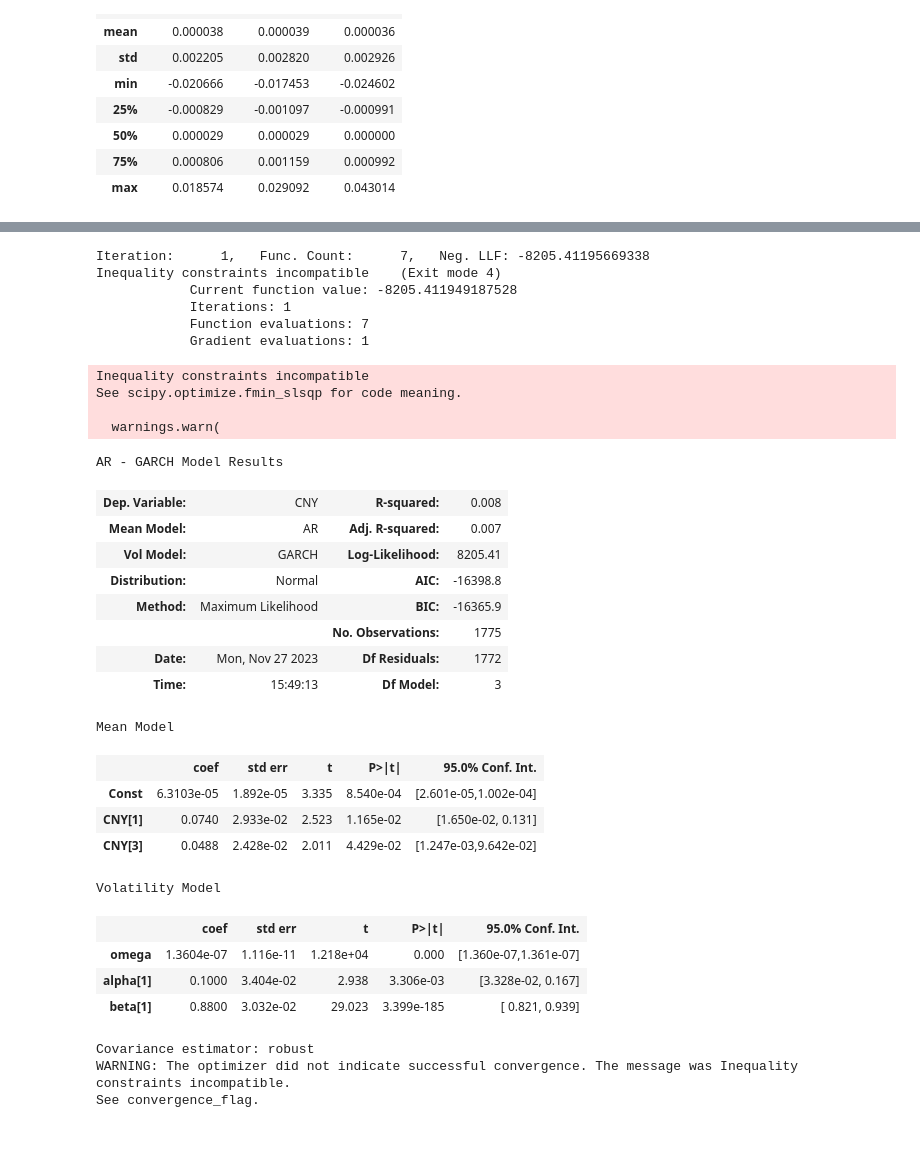
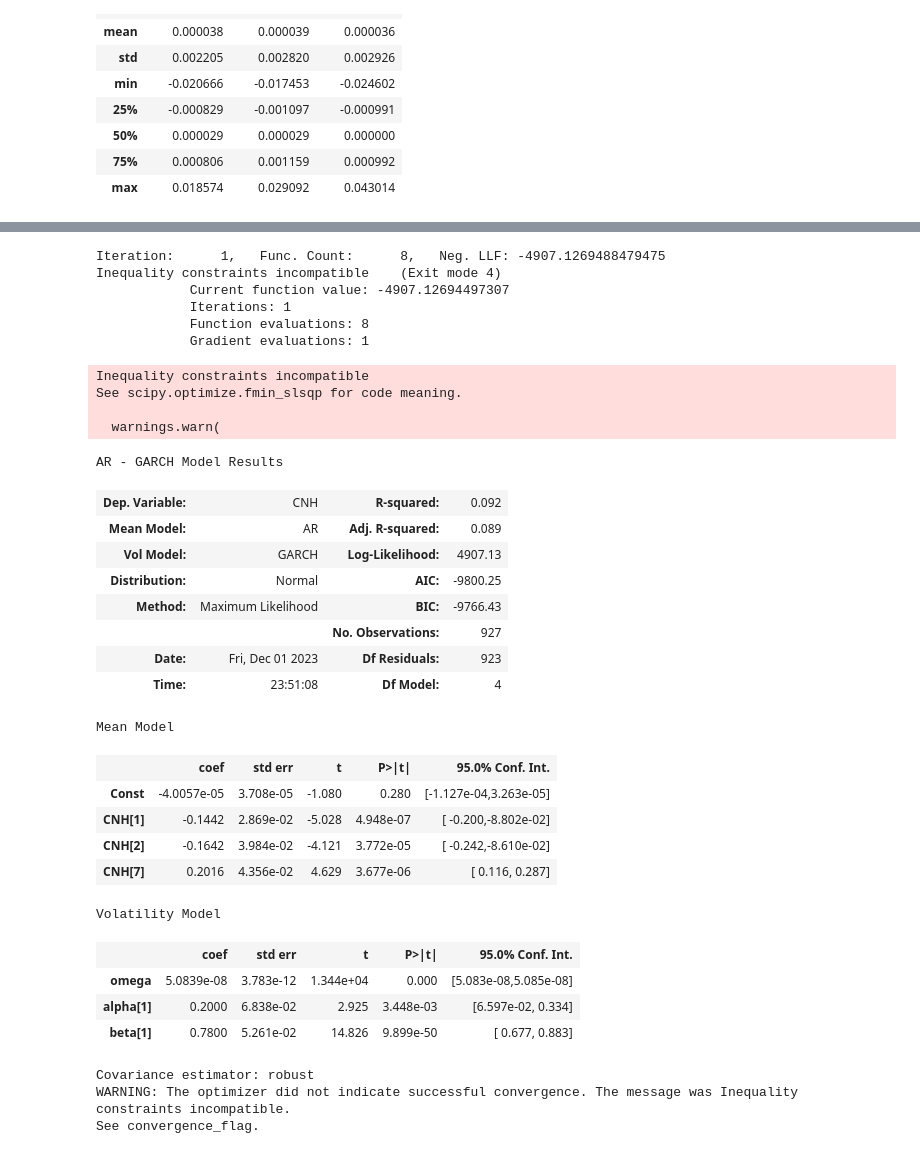
Before and after one commit to Ardentem/Exchangerates_CNY_CNH_etc, a Jupyter notebook: AR_GARCH.ipynb, the cells around one changed output, grey strips where cells are left out. Cells and saved outputs as stored; diff of their text form; code cells hidden in the pictures.

```diff
--- a/AR_GARCH.ipynb
+++ b/AR_GARCH.ipynb
@@ -105,38 +161,39 @@ plt.plot(AR_1_res.resid)
 # %%
 #AR_GARCH model
-am = arch.arch_model(fc.ret_data['CNY'],mean='AR',lags=[1,3],vol='GARCH',p=1,o=0,q=1)
+am = arch.arch_model(fc.ret_data['CNH'],mean='AR',lags=[1,2,7],vol='GARCH',p=1,o=0,q=1)
 res = am.fit()
 res.summary()
 # %% [output]
-Iteration:      1,   Func. Count:      7,   Neg. LLF: -8205.41195669338
+Iteration:      1,   Func. Count:      8,   Neg. LLF: -4907.1269488479475
 Inequality constraints incompatible    (Exit mode 4)
-            Current function value: -8205.411949187528
+            Current function value: -4907.12694497307
             Iterations: 1
-            Function evaluations: 7
+            Function evaluations: 8
             Gradient evaluations: 1
 Inequality constraints incompatible
 See scipy.optimize.fmin_slsqp for code meaning.
 
   warnings.warn(
 AR - GARCH Model Results
-| Dep. Variable: | CNY | R-squared: | 0.008 |
-| Mean Model: | AR | Adj. R-squared: | 0.007 |
-| Vol Model: | GARCH | Log-Likelihood: | 8205.41 |
-| Distribution: | Normal | AIC: | -16398.8 |
-| Method: | Maximum Likelihood | BIC: | -16365.9 |
-|  |  | No. Observations: | 1775 |
-| Date: | Mon, Nov 27 2023 | Df Residuals: | 1772 |
-| Time: | 15:49:13 | Df Model: | 3 |
+| Dep. Variable: | CNH | R-squared: | 0.092 |
+| Mean Model: | AR | Adj. R-squared: | 0.089 |
+| Vol Model: | GARCH | Log-Likelihood: | 4907.13 |
+| Distribution: | Normal | AIC: | -9800.25 |
+| Method: | Maximum Likelihood | BIC: | -9766.43 |
+|  |  | No. Observations: | 927 |
+| Date: | Fri, Dec 01 2023 | Df Residuals: | 923 |
+| Time: | 23:51:08 | Df Model: | 4 |
 Mean Model
 |  | coef | std err | t | P>|t| | 95.0% Conf. Int. |
-| Const | 6.3103e-05 | 1.892e-05 | 3.335 | 8.540e-04 | [2.601e-05,1.002e-04] |
-| CNY[1] | 0.0740 | 2.933e-02 | 2.523 | 1.165e-02 | [1.650e-02, 0.131] |
-| CNY[3] | 0.0488 | 2.428e-02 | 2.011 | 4.429e-02 | [1.247e-03,9.642e-02] |
+| Const | -4.0057e-05 | 3.708e-05 | -1.080 | 0.280 | [-1.127e-04,3.263e-05] |
+| CNH[1] | -0.1442 | 2.869e-02 | -5.028 | 4.948e-07 | [ -0.200,-8.802e-02] |
+| CNH[2] | -0.1642 | 3.984e-02 | -4.121 | 3.772e-05 | [ -0.242,-8.610e-02] |
+| CNH[7] | 0.2016 | 4.356e-02 | 4.629 | 3.677e-06 | [ 0.116, 0.287] |
 Volatility Model
 |  | coef | std err | t | P>|t| | 95.0% Conf. Int. |
-| omega | 1.3604e-07 | 1.116e-11 | 1.218e+04 | 0.000 | [1.360e-07,1.361e-07] |
-| alpha[1] | 0.1000 | 3.404e-02 | 2.938 | 3.306e-03 | [3.328e-02, 0.167] |
-| beta[1] | 0.8800 | 3.032e-02 | 29.023 | 3.399e-185 | [ 0.821, 0.939] |
+| omega | 5.0839e-08 | 3.783e-12 | 1.344e+04 | 0.000 | [5.083e-08,5.085e-08] |
+| alpha[1] | 0.2000 | 6.838e-02 | 2.925 | 3.448e-03 | [6.597e-02, 0.334] |
+| beta[1] | 0.7800 | 5.261e-02 | 14.826 | 9.899e-50 | [ 0.677, 0.883] |
 Covariance estimator: robust
 WARNING: The optimizer did not indicate successful convergence. The message was Inequality constraints incompatible.
 See convergence_flag.
```
Also changed, not shown: parts of 11 cells of this notebook, 2 other files.
